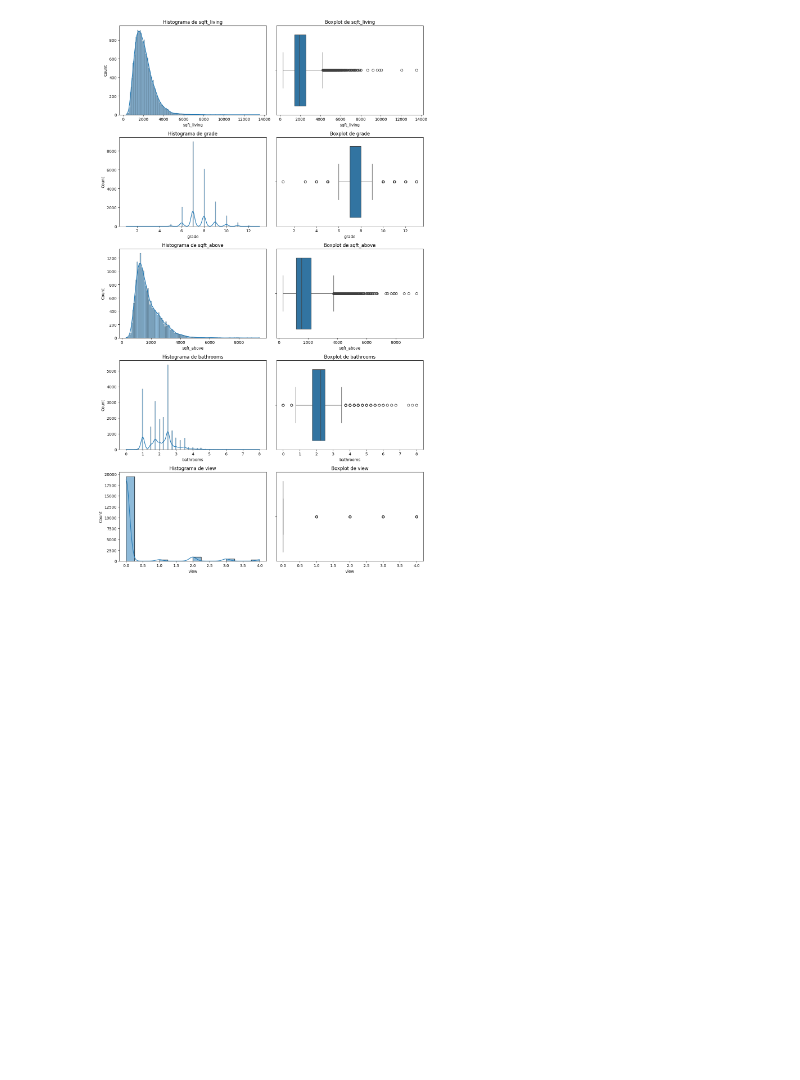
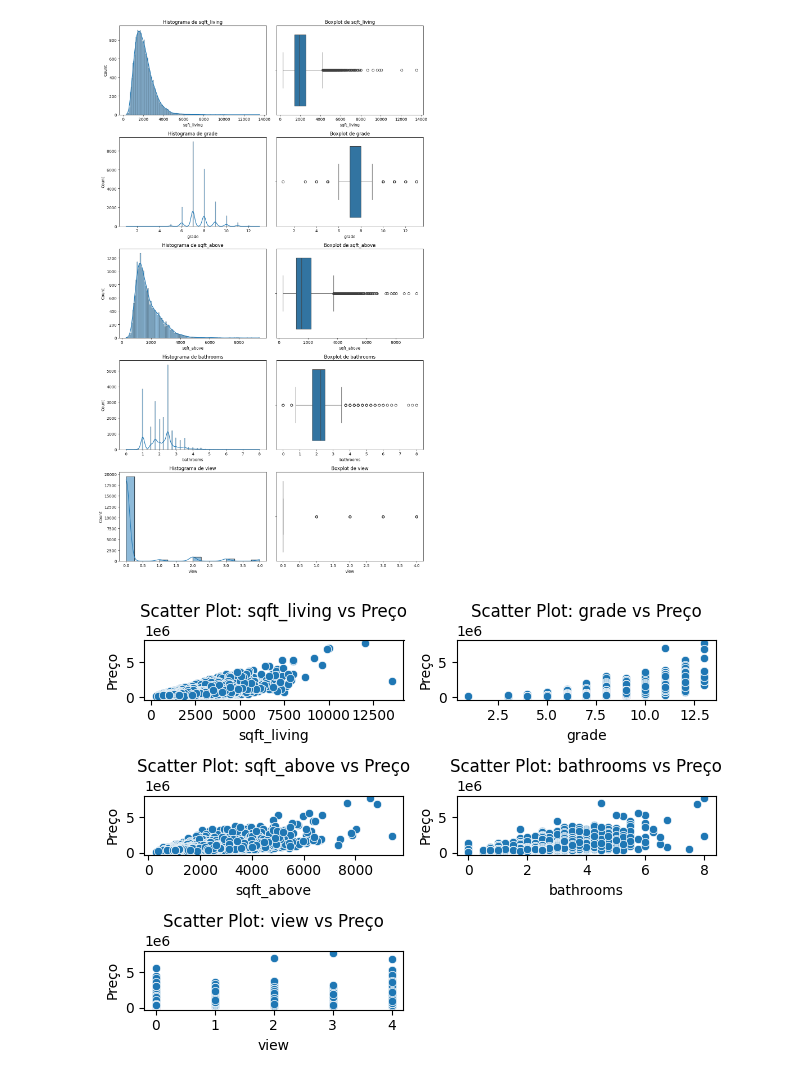
Before and after one commit to dsreliete/Womakerscode-DA-desafio_squad, a Jupyter notebook: desafio5.ipynb, the cells around one changed output. Drawn from its saved outputs; the diff is of its cells as text; code cells hidden in the pictures; blank space fills up the shorter version.

```diff
--- a/desafio5.ipynb
+++ b/desafio5.ipynb
@@ -77,2 +75,16 @@ plt.show()
+# %%
+# plote o scatterplot (gráfico de dispersão), contendo preço no eixo Y e a variável correlacionada no eixo X.
+
+for i, feature in enumerate(top_5_features):
+    plt.subplot(3, 2, i + 1)  # 3 linhas, 2 colunas, i+1 para o índice do subplot
+    sns.scatterplot(x=df[feature], y=df['price'])
+    plt.title(f'Scatter Plot: {feature} vs Preço')
+    plt.xlabel(feature)
+    plt.ylabel('Preço')
+
+plt.tight_layout()
+plt.show()
+# %% [output]
+[figure, added]
 # %%
 # para cada uma das 5 variáveis faça uma regressão linear simples sendo preciso a variável resposta (y) e interprete os resultados.
```
Also changed, not shown: parts of 1 cell of this notebook.
